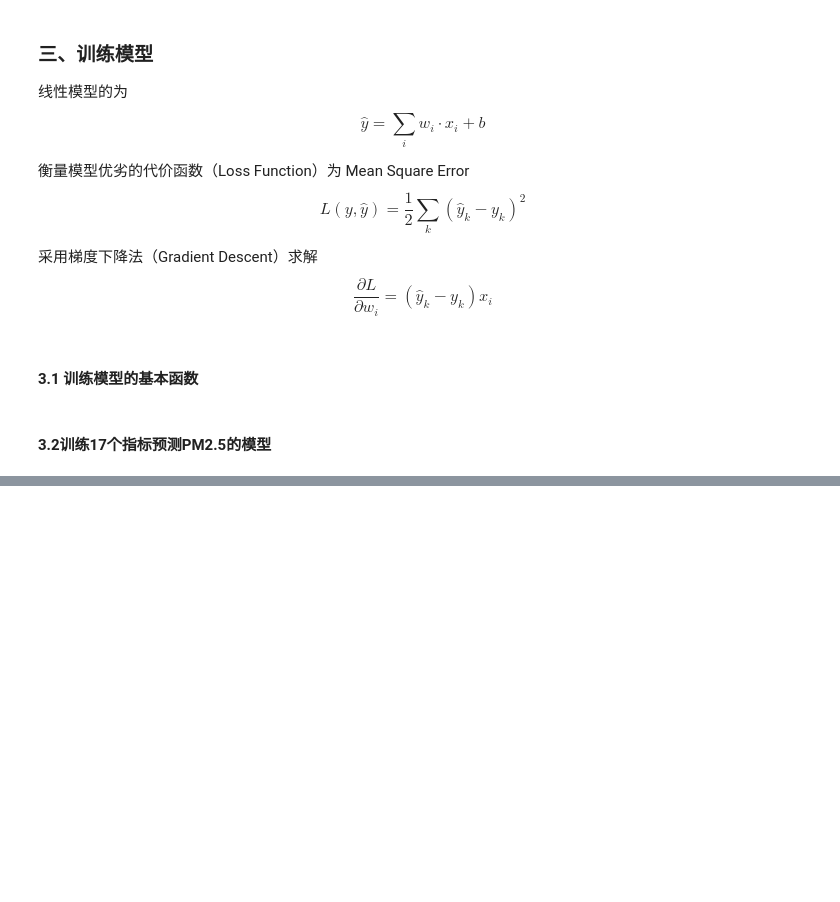
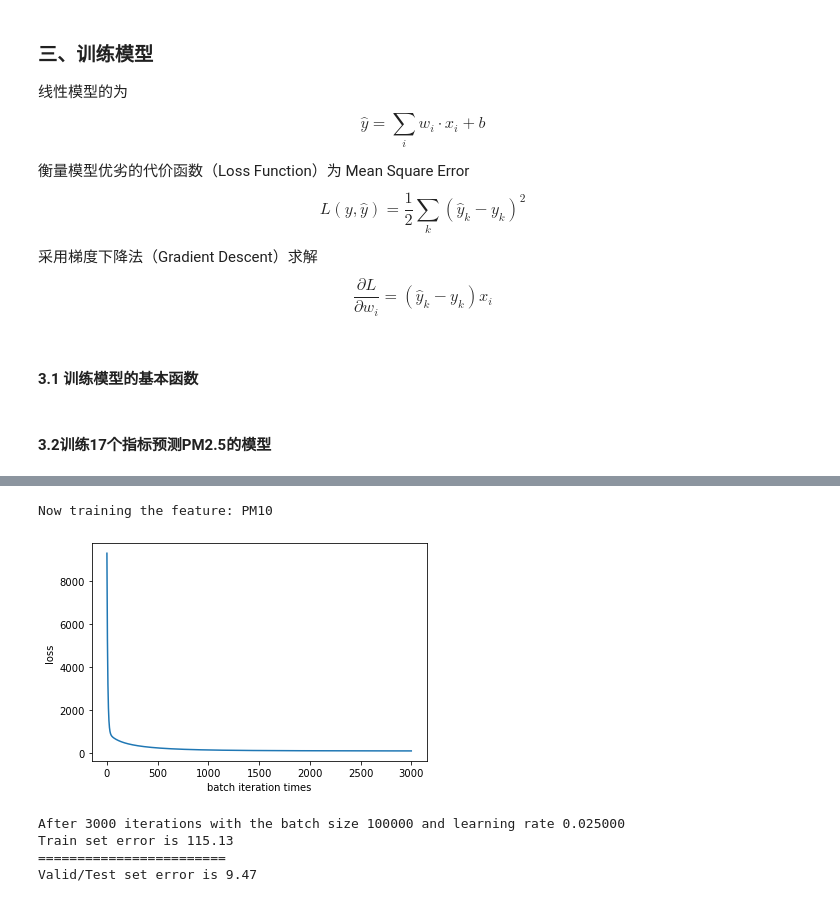
Before and after one commit to B15090815/hung-yi-Lee_2020_spring_ml_homework, a Jupyter notebook: hw_1/Linear_Regression.ipynb, the cells around one changed output, grey strips where cells are left out. Cells and saved outputs as stored; diff of their text form; code cells hidden in the pictures; blank space fills up the shorter version.

```diff
--- a/hw_1/Linear_Regression.ipynb
+++ b/hw_1/Linear_Regression.ipynb
@@ -307,0 +375,9 @@ def main():
+# %%
+train_each_feature_estimator('PM10', 0.025, 3000, 100000, True)
+# %% [output]
+Now training the feature: PM10
+[figure, added]
+After 3000 iterations with the batch size 100000 and learning rate 0.025000
+Train set error is 115.13
+========================
+Valid/Test set error is 9.47
```
Also changed, not shown: parts of 30 cells of this notebook, 1 other file.
